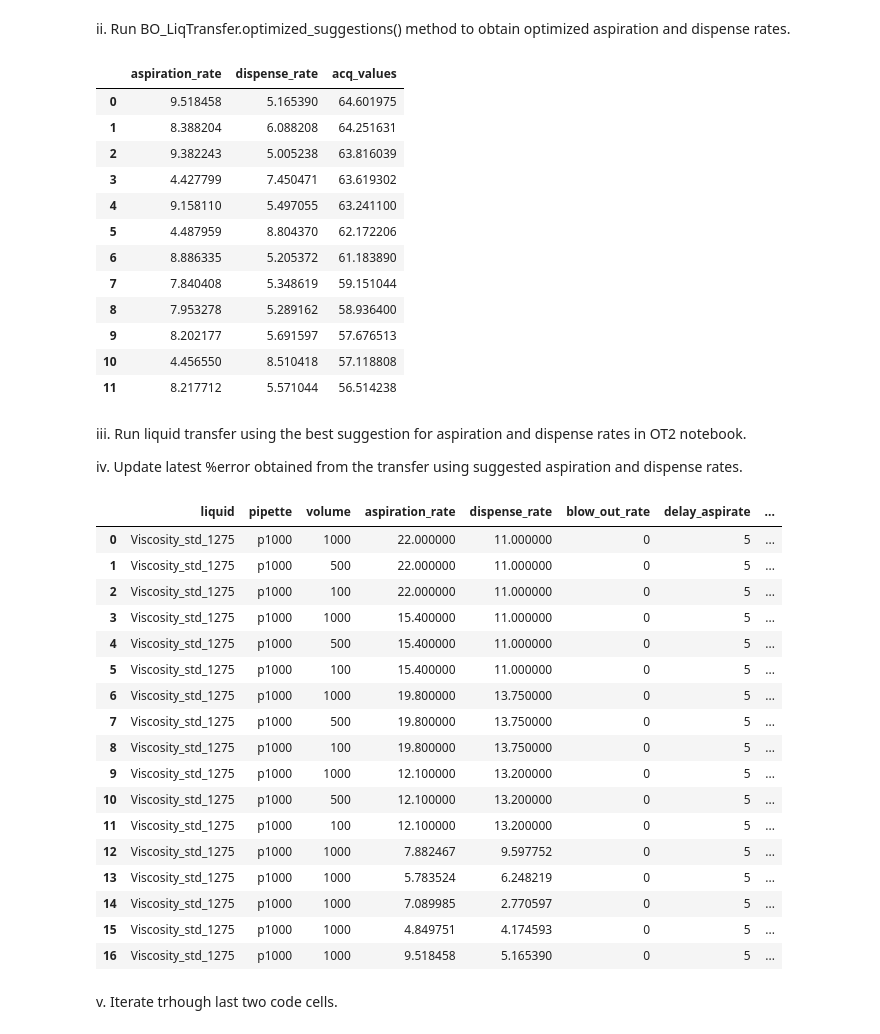
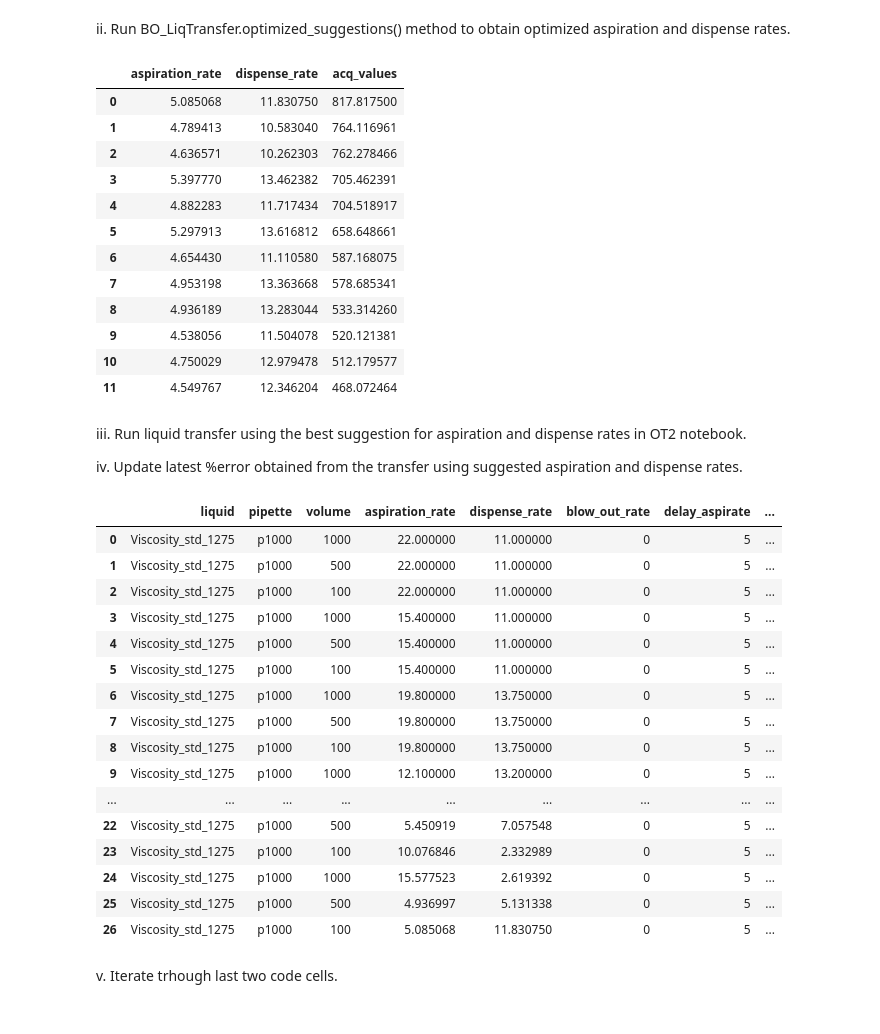
Before and after one commit to Quijanove/viscosity_liquid_transfer_Pablo, a Jupyter notebook: BOTorch_optimization_individual_volume.ipynb, the cells around one changed output. Drawn from its saved outputs; the diff is of its cells as text; code cells hidden in the pictures.

```diff
--- a/BOTorch_optimization_individual_volume.ipynb
+++ b/BOTorch_optimization_individual_volume.ipynb
@@ -237,28 +237,28 @@ liq._data
 
 ii.   Run BO_LiqTransfer.optimized_suggestions() method to obtain optimized aspiration and dispense rates.
 # %%
-volume = 1000
+volume = 100
 liq.optimized_suggestions(volume)
 # %% [output]
 |  | aspiration_rate | dispense_rate | acq_values |
-| 0 | 9.518458 | 5.165390 | 64.601975 |
-| 1 | 8.388204 | 6.088208 | 64.251631 |
-| 2 | 9.382243 | 5.005238 | 63.816039 |
-| 3 | 4.427799 | 7.450471 | 63.619302 |
-| 4 | 9.158110 | 5.497055 | 63.241100 |
-| 5 | 4.487959 | 8.804370 | 62.172206 |
-| 6 | 8.886335 | 5.205372 | 61.183890 |
-| 7 | 7.840408 | 5.348619 | 59.151044 |
-| 8 | 7.953278 | 5.289162 | 58.936400 |
-| 9 | 8.202177 | 5.691597 | 57.676513 |
-| 10 | 4.456550 | 8.510418 | 57.118808 |
-| 11 | 8.217712 | 5.571044 | 56.514238 |
+| 0 | 5.085068 | 11.830750 | 817.817500 |
+| 1 | 4.789413 | 10.583040 | 764.116961 |
+| 2 | 4.636571 | 10.262303 | 762.278466 |
+| 3 | 5.397770 | 13.462382 | 705.462391 |
+| 4 | 4.882283 | 11.717434 | 704.518917 |
+| 5 | 5.297913 | 13.616812 | 658.648661 |
+| 6 | 4.654430 | 11.110580 | 587.168075 |
+| 7 | 4.953198 | 13.363668 | 578.685341 |
+| 8 | 4.936189 | 13.283044 | 533.314260 |
+| 9 | 4.538056 | 11.504078 | 520.121381 |
+| 10 | 4.750029 | 12.979478 | 512.179577 |
+| 11 | 4.549767 | 12.346204 | 468.072464 |
 # %% [markdown]
 iii. Run liquid transfer using the best suggestion for aspiration and dispense rates in OT2 notebook.
 
 iv. Update latest %error obtained from the transfer using suggested aspiration and dispense rates.
 # %%
-liq.update_data(-1.888736)
+liq.update_data(-6.707875)
 # %% [output]
 |  | liquid | pipette | volume | aspiration_rate | dispense_rate | blow_out_rate | delay_aspirate | ... |
 | 0 | Viscosity_std_1275 | p1000 | 1000 | 22.000000 | 11.000000 | 0 | 5 | ... |
@@ -271,13 +271,12 @@ liq.update_data(-1.888736)
 | 7 | Viscosity_std_1275 | p1000 | 500 | 19.800000 | 13.750000 | 0 | 5 | ... |
 | 8 | Viscosity_std_1275 | p1000 | 100 | 19.800000 | 13.750000 | 0 | 5 | ... |
 | 9 | Viscosity_std_1275 | p1000 | 1000 | 12.100000 | 13.200000 | 0 | 5 | ... |
-| 10 | Viscosity_std_1275 | p1000 | 500 | 12.100000 | 13.200000 | 0 | 5 | ... |
-| 11 | Viscosity_std_1275 | p1000 | 100 | 12.100000 | 13.200000 | 0 | 5 | ... |
-| 12 | Viscosity_std_1275 | p1000 | 1000 | 7.882467 | 9.597752 | 0 | 5 | ... |
-| 13 | Viscosity_std_1275 | p1000 | 1000 | 5.783524 | 6.248219 | 0 | 5 | ... |
-| 14 | Viscosity_std_1275 | p1000 | 1000 | 7.089985 | 2.770597 | 0 | 5 | ... |
-| 15 | Viscosity_std_1275 | p1000 | 1000 | 4.849751 | 4.174593 | 0 | 5 | ... |
-| 16 | Viscosity_std_1275 | p1000 | 1000 | 9.518458 | 5.165390 | 0 | 5 | ... |
+| ... | ... | ... | ... | ... | ... | ... | ... | ... |
+| 22 | Viscosity_std_1275 | p1000 | 500 | 5.450919 | 7.057548 | 0 | 5 | ... |
+| 23 | Viscosity_std_1275 | p1000 | 100 | 10.076846 | 2.332989 | 0 | 5 | ... |
+| 24 | Viscosity_std_1275 | p1000 | 1000 | 15.577523 | 2.619392 | 0 | 5 | ... |
+| 25 | Viscosity_std_1275 | p1000 | 500 | 4.936997 | 5.131338 | 0 | 5 | ... |
+| 26 | Viscosity_std_1275 | p1000 | 100 | 5.085068 | 11.830750 | 0 | 5 | ... |
 # %% [markdown]
 v. Iterate trhough last two code cells.
 # %%
```
Also changed, not shown: parts of 1 cell of this notebook, 4 other files.
